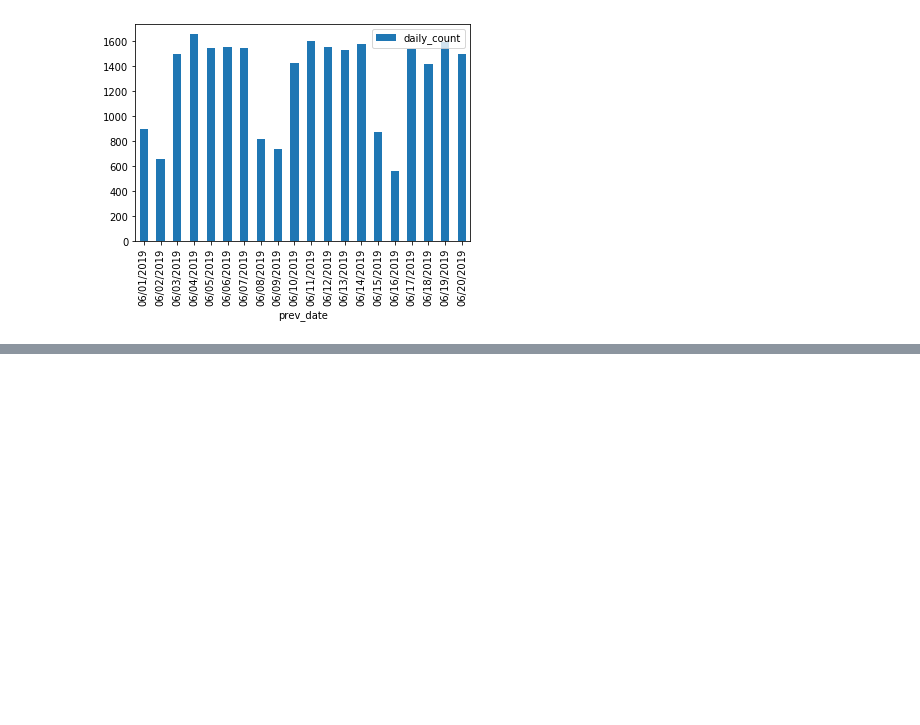
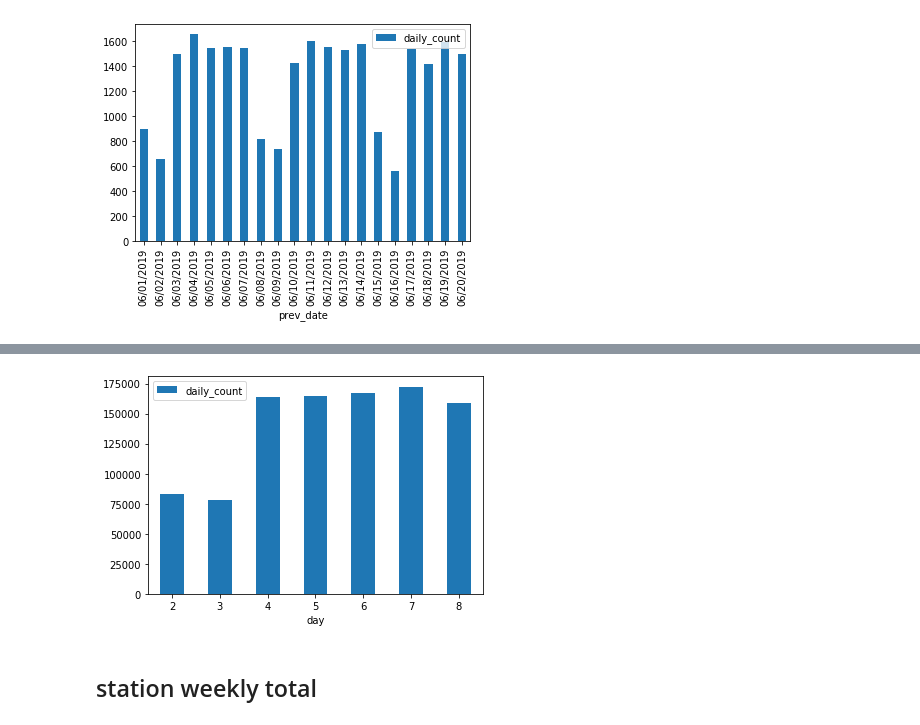
Before and after one commit to vickieLchan/MTA-Project, a Jupyter notebook: Benson Challenge by Xuping teammate Vickie and Yvonne.ipynb, the cells around one changed output, grey strips where cells are left out. Cells and saved outputs as stored; diff of their text form; code cells hidden in the pictures; blank space fills up the shorter version.

Commit message:
updated data cleaning algorithm

```diff
--- a/Benson Challenge by Xuping teammate Vickie and Yvonne.ipynb
+++ b/Benson Challenge by Xuping teammate Vickie and Yvonne.ipynb
@@ -259,0 +354,3 @@ memory usage: 8.1+ MB
+# %%
+#we choose a condition to consider data in a single week.
+one_week_condition = (df_cleaned.day >= 2) & (df_cleaned.day <= 8)
@@ -259,0 +390,4 @@ memory usage: 8.1+ MB
+# %%
+df_station_daily = df_cleaned[one_week_condition].groupby(["station", "day"], as_index=False)\
+.agg({"daily_count" : "sum"}).reset_index(drop=True)
+#df_station_daily.head()
@@ -259,0 +401,7 @@ memory usage: 8.1+ MB
+# %%
+df_penn = df_station_daily[df_station_daily.station == "34 ST-PENN STA"]
+ax = df_penn.plot.bar(x='day', y='daily_count', rot=0)
+# %% [output]
+[figure, added]
+# %% [markdown]
+## station weekly total
```
Also changed, not shown: parts of 26 cells of this notebook.
